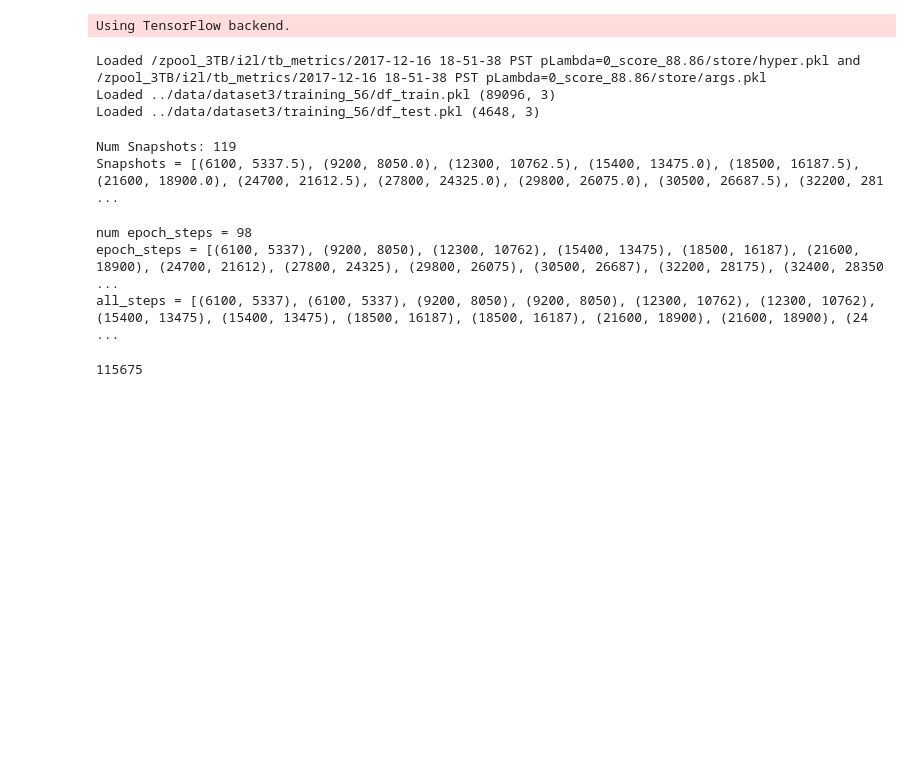
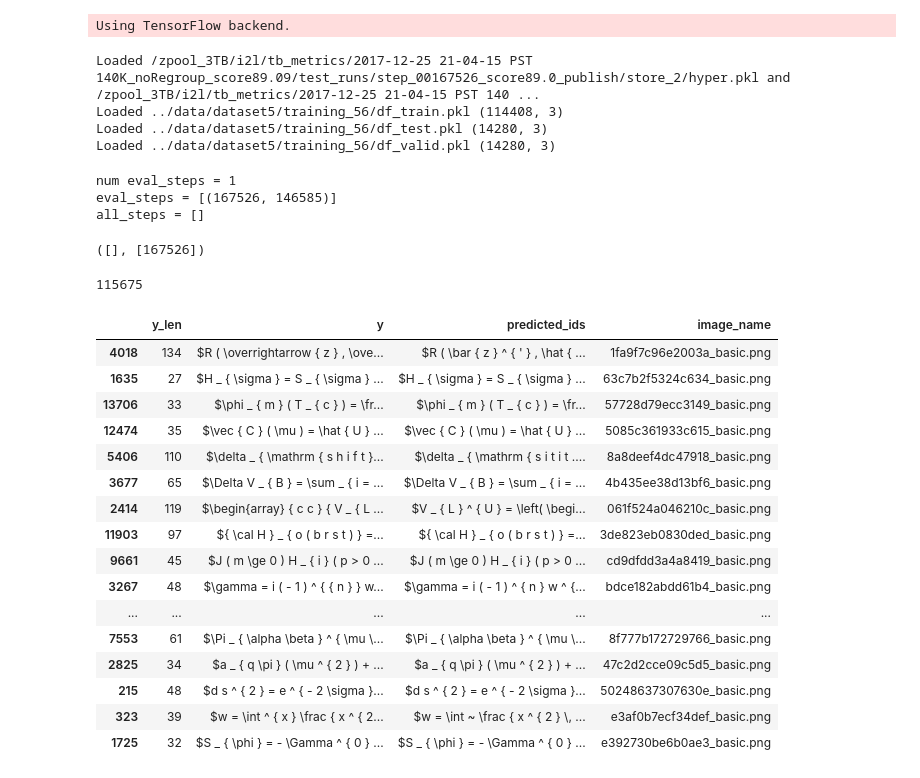
Before and after one commit to untrix/im2latex, a Jupyter notebook: src/visualize.ipynb, the cells around one changed output. Saved outputs shown, nothing was run; the diff lists cells and outputs as text; code cells hidden in the pictures; blank space fills up the shorter version.

```diff
--- a/src/visualize.ipynb
+++ b/src/visualize.ipynb
@@ -16,10 +17,10 @@ import h5py
 %matplotlib inline
 # %%
 width = None
-pd.options.display.max_rows = 600
+pd.options.display.max_rows = 200
 pd.options.display.max_columns = width
-pd.options.display.max_colwidth = 600
-pd.options.display.width = width
+pd.options.display.max_colwidth = -1
+pd.options.display.width = -1
 pd.options.display.max_seq_items = None
 pd.options.display.expand_frame_repr = False
 pd.options.display.colheader_justify = 'left'
@@ -33,13 +34,10 @@ Using TensorFlow backend.
 # %%
 # vd = VisualizeDir(os.path.expanduser('/zpool_3TB/i2l/tb_metrics/2017-12-21 02-20-10 PST 140K_score_89.0/store'))
 # vd = VisualizeDir(os.path.expanduser('/zpool_3TB/i2l/tb_metrics/2017-12-25 21-04-15 PST 140K_noRegroup_score89.09/store_2'))
-vd = VisualizeDir(os.path.expanduser('/zpool_3TB/i2l/tb_metrics/2017-12-16 18-51-38 PST pLambda=0_score_88.86/store'))
+# vd = VisualizeDir(os.path.expanduser('/zpool_3TB/i2l/tb_metrics/2017-12-16 18-51-38 PST pLambda=0_score_88.86/store'))
+vd = VisualizeDir(os.path.expanduser('/zpool_3TB/i2l/tb_metrics/2017-12-25 21-04-15 PST 140K_noRegroup_score89.09/test_runs/step_00167526_score89.0_publish/store_2'))
 # %% [output]
-Loaded /zpool_3TB/i2l/tb_metrics/2017-12-16 18-51-38 PST pLambda=0_score_88.86/store/hyper.pkl and /zpool_3TB/i2l/tb_metrics/2017-12-16 18-51-38 PST pLambda=0_score_88.86/store/args.pkl
-Loaded ../data/dataset3/training_56/df_train.pkl (89096, 3)
-Loaded ../data/dataset3/training_56/df_test.pkl (4648, 3)
+Loaded /zpool_3TB/i2l/tb_metrics/2017-12-25 21-04-15 PST 140K_noRegroup_score89.09/test_runs/step_00167526_score89.0_publish/store_2/hyper.pkl and /zpool_3TB/i2l/tb_metrics/2017-12-25 21-04-15 PST 140 ...
+Loaded ../data/dataset5/training_56/df_train.pkl (114408, 3)
+Loaded ../data/dataset5/training_56/df_test.pkl (14280, 3)
+Loaded ../data/dataset5/training_56/df_valid.pkl (14280, 3)
-# %%
-vd.view_snapshots()
-# %% [output]
-Num Snapshots: 119
-Snapshots = [(6100, 5337.5), (9200, 8050.0), (12300, 10762.5), (15400, 13475.0), (18500, 16187.5), (21600, 18900.0), (24700, 21612.5), (27800, 24325.0), (29800, 26075.0), (30500, 26687.5), (32200, 281 ...
@@ -46,14 +46,35 @@ Snapshots = [(6100, 5337.5), (9200, 8050.0), (12300, 10762.5), (15400, 13475.0),
 # %%
 vd.view_steps()
 # %% [output]
-num epoch_steps = 98
-epoch_steps = [(6100, 5337), (9200, 8050), (12300, 10762), (15400, 13475), (18500, 16187), (21600, 18900), (24700, 21612), (27800, 24325), (29800, 26075), (30500, 26687), (32200, 28175), (32400, 28350 ...
-all_steps = [(6100, 5337), (6100, 5337), (9200, 8050), (9200, 8050), (12300, 10762), (12300, 10762), (15400, 13475), (15400, 13475), (18500, 16187), (18500, 16187), (21600, 18900), (21600, 18900), (24 ...
+num eval_steps = 1
+eval_steps = [(167526, 146585)]
+all_steps = []
+([], [167526])
 # %%
 vd.standardize_step(132200)
 # %% [output]
 115675
 # %%
-# vs = VisualizeStep(vd, 'test', 167526)
-# df_strs = vs.strs('predicted_ids', trim=True, wrap_strs=True)
+vs = VisualizeStep(vd, 'test', 167526)
+df_strs = vs.strs( 'y', 'predicted_ids', sortkey=None, mingle=False, trim=True, wrap_strs=True, keys=['image_name'])
+# %%
+df_strs.sample(100)
+# %% [output]
+|  | y_len | y | predicted_ids | image_name |
+| 4018 | 134 | $R ( \overrightarrow { z } , \ove... | $R ( \bar { z } ^ { ' } , \hat { ... | 1fa9f7c96e2003a_basic.png |
+| 1635 | 27 | $H _ { \sigma } = S _ { \sigma } ... | $H _ { \sigma } = S _ { \sigma } ... | 63c7b2f5324c634_basic.png |
+| 13706 | 33 | $\phi _ { m } ( T _ { c } ) = \fr... | $\phi _ { m } ( T _ { c } ) = \fr... | 57728d79ecc3149_basic.png |
+| 12474 | 35 | $\vec { C } ( \mu ) = \hat { U } ... | $\vec { C } ( \mu ) = \hat { U } ... | 5085c361933c615_basic.png |
+| 5406 | 110 | $\delta _ { \mathrm { s h i f t }... | $\delta _ { \mathrm { s i t i t .... | 8a8deef4dc47918_basic.png |
+| 3677 | 65 | $\Delta V _ { B } = \sum _ { i = ... | $\Delta V _ { B } = \sum _ { i = ... | 4b435ee38d13bf6_basic.png |
+| 2414 | 119 | $\begin{array} { c c } { V _ { L ... | $V _ { L } ^ { U } = \left( \begi... | 061f524a046210c_basic.png |
+| 11903 | 97 | ${ \cal H } _ { o ( b r s t ) } =... | ${ \cal H } _ { o ( b r s t ) } =... | 3de823eb0830ded_basic.png |
+| 9661 | 45 | $J ( m \ge 0 ) H _ { i } ( p > 0 ... | $J ( m \ge 0 ) H _ { i } ( p > 0 ... | cd9dfdd3a4a8419_basic.png |
+| 3267 | 48 | $\gamma = i ( - 1 ) ^ { { n } } w... | $\gamma = i ( - 1 ) ^ { n } w ^ {... | bdce182abdd61b4_basic.png |
+| ... | ... | ... | ... | ... |
+| 7553 | 61 | $\Pi _ { \alpha \beta } ^ { \mu \... | $\Pi _ { \alpha \beta } ^ { \mu \... | 8f777b172729766_basic.png |
+| 2825 | 34 | $a _ { q \pi } ( \mu ^ { 2 } ) + ... | $a _ { q \pi } ( \mu ^ { 2 } ) + ... | 47c2d2cce09c5d5_basic.png |
+| 215 | 48 | $d s ^ { 2 } = e ^ { - 2 \sigma }... | $d s ^ { 2 } = e ^ { - 2 \sigma }... | 50248637307630e_basic.png |
+| 323 | 39 | $w = \int ^ { x } \frac { x ^ { 2... | $w = \int ~ \frac { x ^ { 2 } \, ... | e3af0b7ecf34def_basic.png |
+| 1725 | 32 | $S _ { \phi } = - \Gamma ^ { 0 } ... | $S _ { \phi } = - \Gamma ^ { 0 } ... | e392730be6b0ae3_basic.png |
 # %%
```
Also changed, not shown: parts of 13 cells of this notebook, 4 other files.
